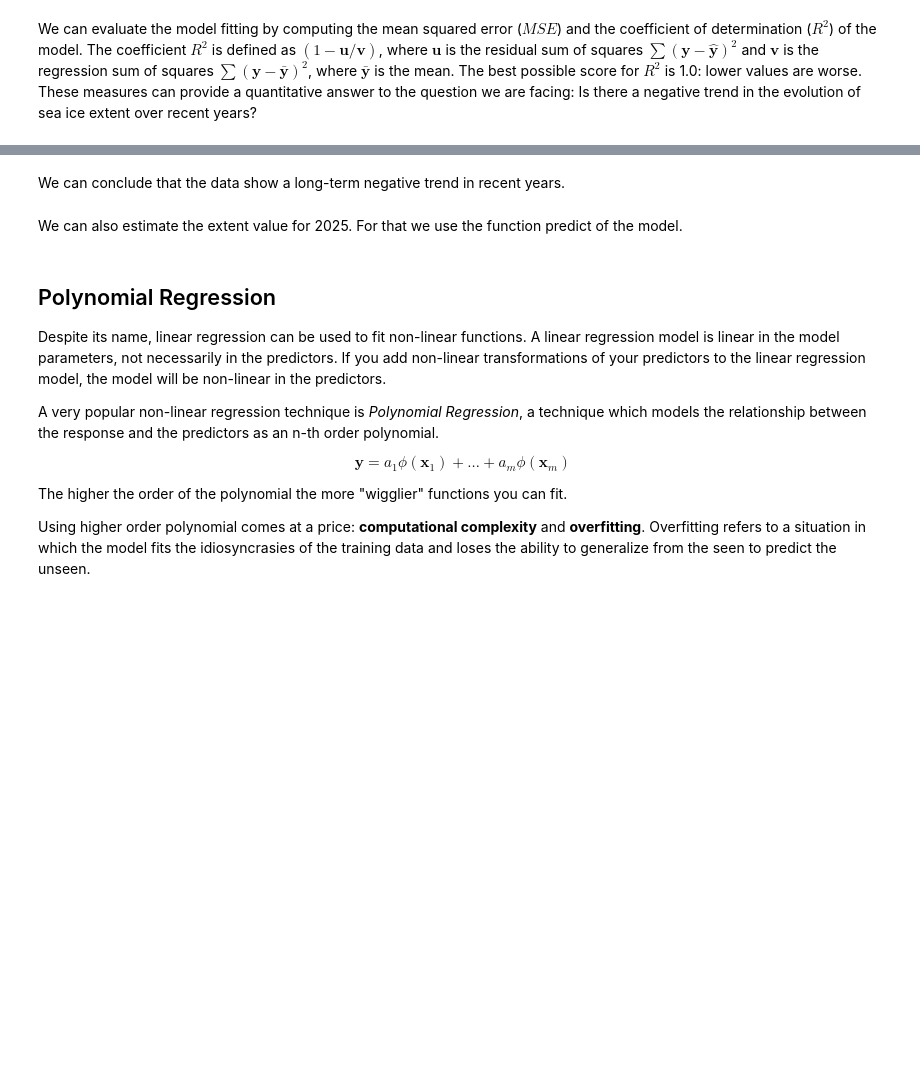
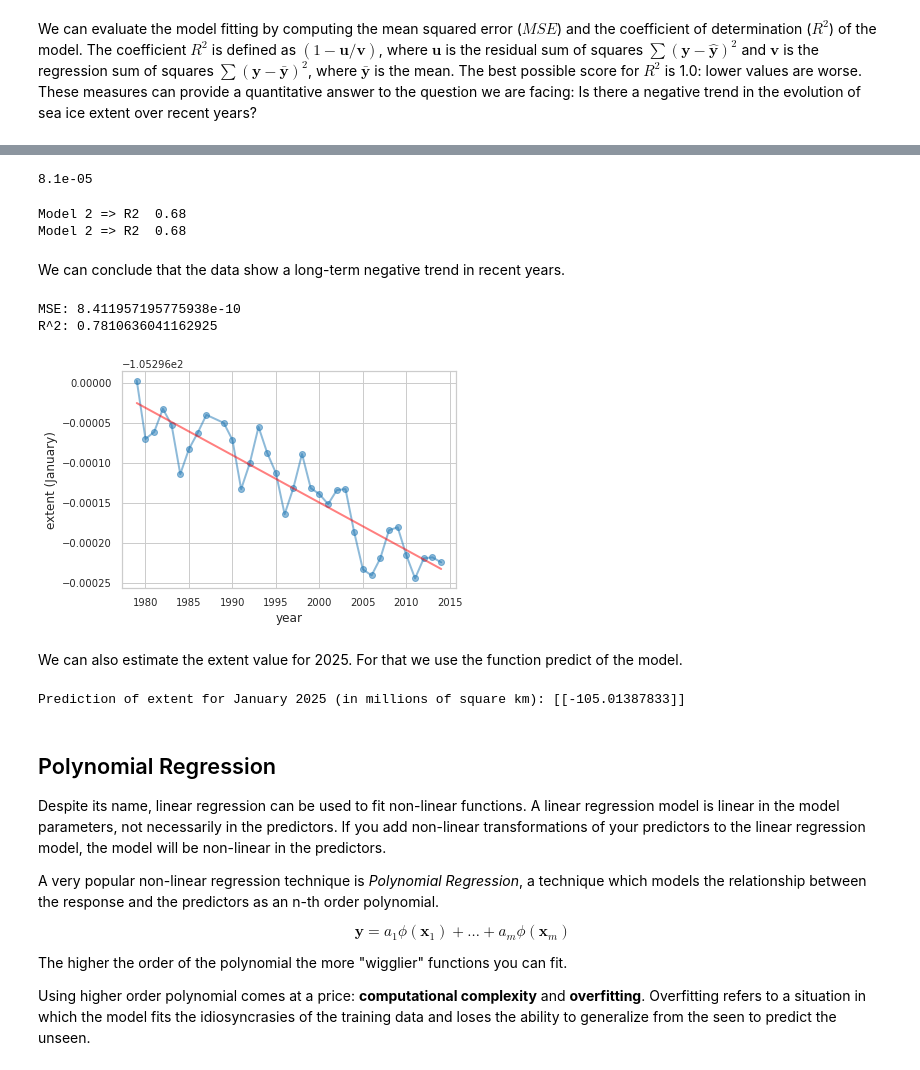
Before and after one commit to hansfranke1985/ADS, a Jupyter notebook: DataWrangling/week_8_DataModeling/Tutorial/Week08_Regression_Classification_Evaluation_T1.ipynb, the cells around one changed output, grey strips where cells are left out. Saved outputs shown, nothing was run; the diff lists cells and outputs as text; code cells hidden in the pictures; blank space fills up the shorter version.

```diff
--- a/DataWrangling/week_8_DataModeling/Tutorial/Week08_Regression_Classification_Evaluation_T1.ipynb
+++ b/DataWrangling/week_8_DataModeling/Tutorial/Week08_Regression_Classification_Evaluation_T1.ipynb
@@ -368,3 +381,21 @@ These measures can provide a quantitative answer to the question we are facing:
 # and for testing (predicting the value of the extent for all the years).  Compute and print the sum squared error
 # and the R^2 metric.
 # Analysis for all months together.
+ice3 = ice2.copy()
+
+#Picking only X = year, and y=extent
+#we can`t build linear regression with categorical variables
+#Convert to dummies variables
+ice3 = pd.get_dummies(ice3)
+
+X = ice3.drop(columns=['extent']).values
+y = ice3["extent"]
+
+#Creating the regressor object
+reg = LinearRegression()
+
+#Fitting the model
+model2 = reg.fit(X,y)
+
+#lookinf for coef and intercept
+print("Coef", model2.coef_, "Intercept", model2.intercept_)
@@ -370,0 +405,4 @@ These measures can provide a quantitative answer to the question we are facing:
+# %%
+#Creating a field pred to compare the predict value x original value
+pred = model2.predict(X) #predict the model with the original values
+ice3['pred'] = pred #create a new colum to compare
@@ -371,32 +426,58 @@ These measures can provide a quantitative answer to the question we are facing:
+# %%
+#comparing the errors
+from sklearn.metrics import mean_squared_error
+
+y_true = ice3['extent']
+y_pred = ice3['pred']
+
+round(mean_squared_error(y_true, y_pred),6)
+# %% [output]
+8.1e-05
+# %%
+#Looking for the R2 of the model
+print("Model 2 => R2 ", round(model2.score(X,y),2))
+print("Model 2 => R2 ", round(metrics.r2_score(y_true, y_pred),2))
+# %% [output]
+Model 2 => R2  0.68
+Model 2 => R2  0.68
 # %% [markdown]
 We can conclude that the data show a long-term negative trend in recent years.
 # %%
 # Analysis for a particular month.
+jan = ice3[ice3['mo'] == 1] #defining the variable that Hakim uses
+
 x = jan[['year']]
 y = jan[['extent']]
 
 model = LinearRegression()
 model.fit(x, y)
 
 y_hat = model.predict(x)
 
 plt.figure()
 plt.plot(x, y,'-o', alpha = 0.5)
 plt.plot(x, y_hat, 'r', alpha = 0.5)
 plt.xlabel('year')
 plt.ylabel('extent (January)')
 
 print( "MSE:", metrics.mean_squared_error(y_hat, y))
 print( "R^2:", metrics.r2_score(y_hat, y))
+# %% [output]
+MSE: 8.411957195775938e-10
+R^2: 0.7810636041162925
+[figure, added]
 # %% [markdown]
 We can also estimate the extent value for 2025. For that we use the function predict of the model.
 # %%
+
 X = [[2025]]
 y_hat = model.predict(X)
 j = 1 # January
 # Original value (before normalization)
 y_hat = (y_hat*month_means.mean()/100) + month_means[j]
 print("Prediction of extent for January 2025 (in millions of square km):", y_hat)
+# %% [output]
+Prediction of extent for January 2025 (in millions of square km): [[-105.01387833]]
 # %% [markdown]
 ## Polynomial Regression
 
```
Also changed, not shown: parts of 21 cells of this notebook, 2 other files.
